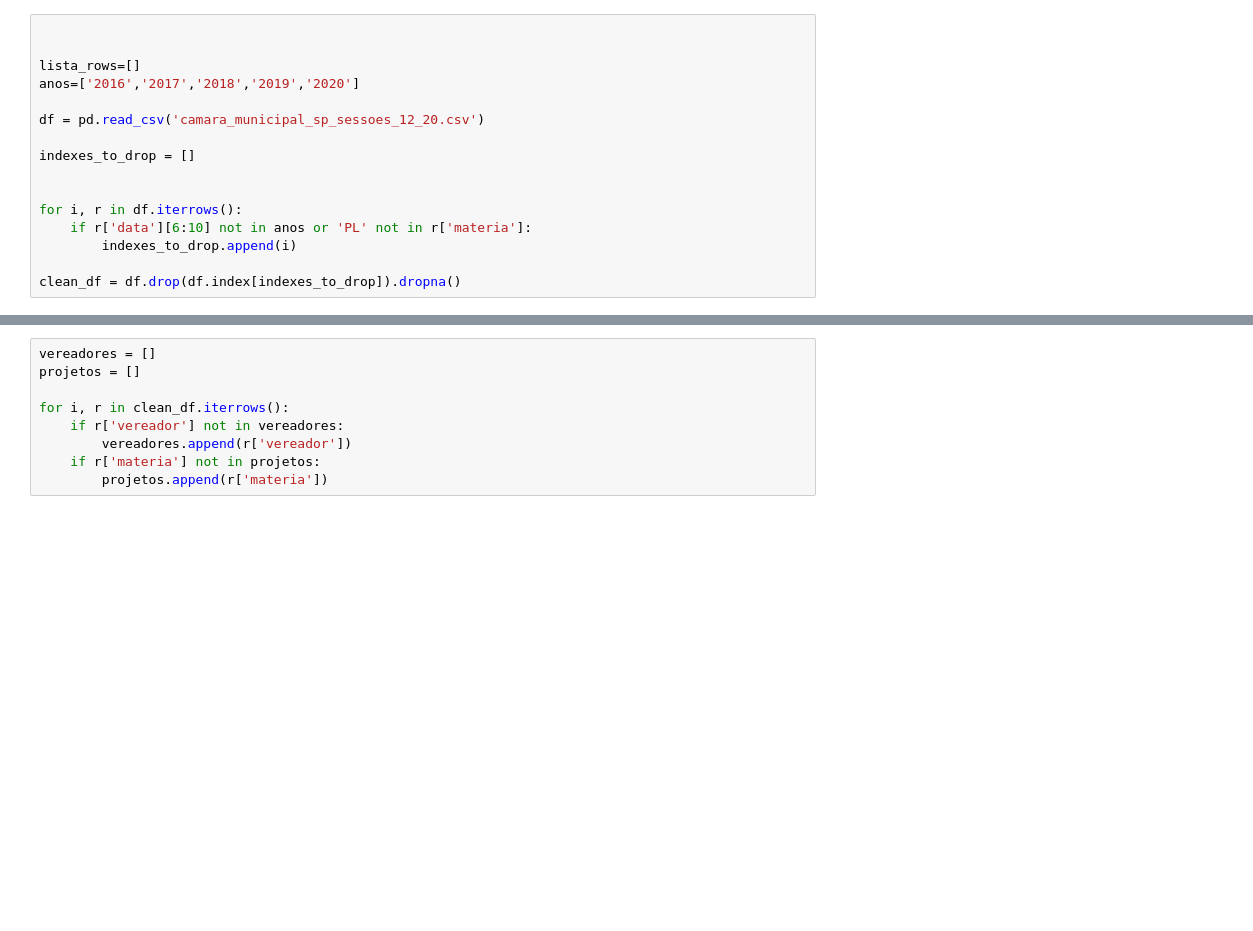
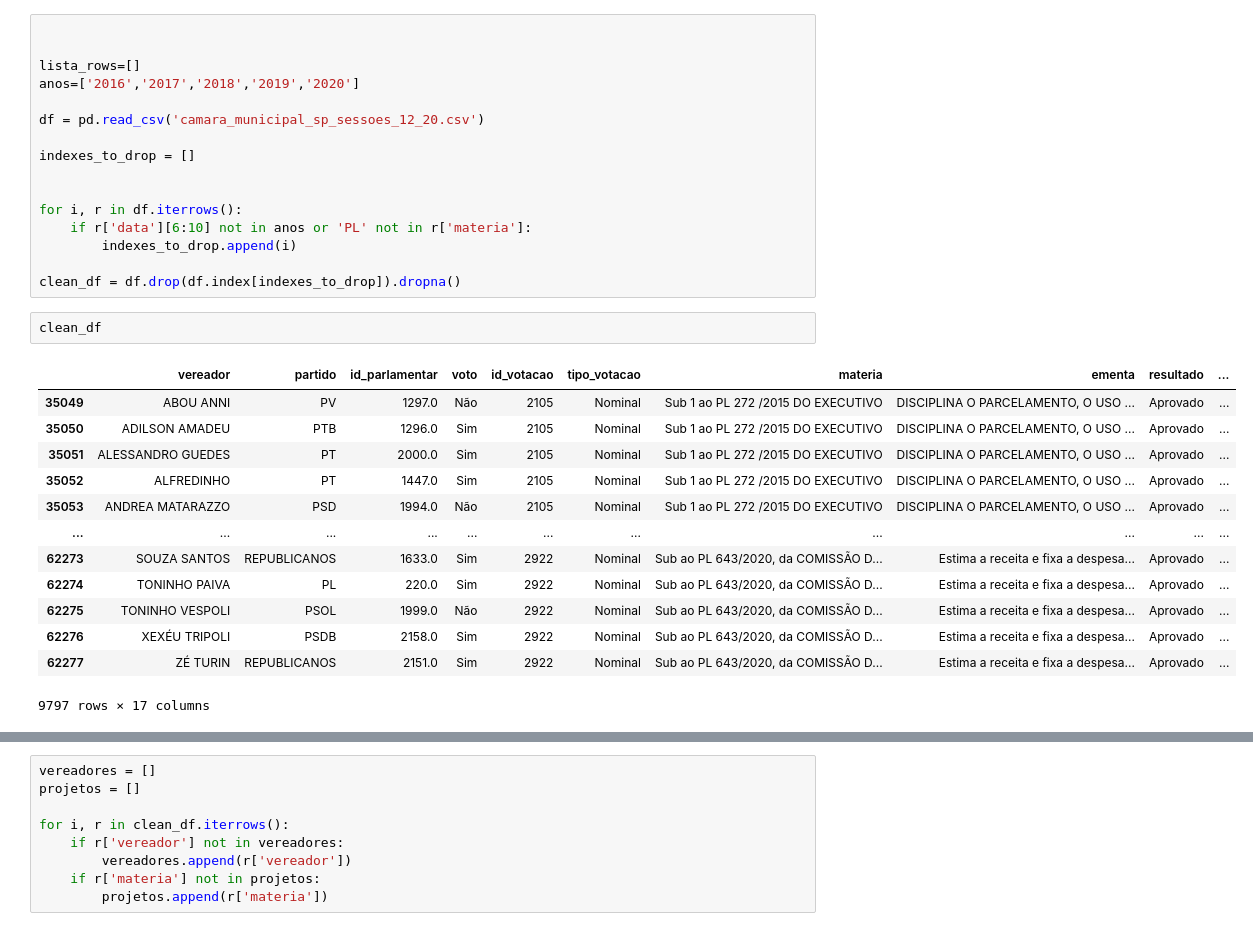
Before and after one commit to hashiprobr-classroom/parte-tecnica-do-projeto-grupod, a Jupyter notebook: notebooks/Projeto.ipynb, the cells around one changed output, grey strips where cells are left out. Drawn from its saved outputs; the diff is of its cells as text; blank space fills up the shorter version.

```diff
--- a/notebooks/Projeto.ipynb
+++ b/notebooks/Projeto.ipynb
@@ -27,3 +27,19 @@ for i, r in df.iterrows():
         indexes_to_drop.append(i)
 
 clean_df = df.drop(df.index[indexes_to_drop]).dropna()
+# %%
+clean_df
+# %% [output]
+|  | vereador | partido | id_parlamentar | voto | id_votacao | tipo_votacao | materia | ementa | resultado | ... |
+| 35049 | ABOU ANNI | PV | 1297.0 | Não | 2105 | Nominal | Sub 1 ao PL 272 /2015 DO EXECUTIVO | DISCIPLINA O PARCELAMENTO, O USO ... | Aprovado | ... |
+| 35050 | ADILSON AMADEU | PTB | 1296.0 | Sim | 2105 | Nominal | Sub 1 ao PL 272 /2015 DO EXECUTIVO | DISCIPLINA O PARCELAMENTO, O USO ... | Aprovado | ... |
+| 35051 | ALESSANDRO GUEDES | PT | 2000.0 | Sim | 2105 | Nominal | Sub 1 ao PL 272 /2015 DO EXECUTIVO | DISCIPLINA O PARCELAMENTO, O USO ... | Aprovado | ... |
+| 35052 | ALFREDINHO | PT | 1447.0 | Sim | 2105 | Nominal | Sub 1 ao PL 272 /2015 DO EXECUTIVO | DISCIPLINA O PARCELAMENTO, O USO ... | Aprovado | ... |
+| 35053 | ANDREA MATARAZZO | PSD | 1994.0 | Não | 2105 | Nominal | Sub 1 ao PL 272 /2015 DO EXECUTIVO | DISCIPLINA O PARCELAMENTO, O USO ... | Aprovado | ... |
+| ... | ... | ... | ... | ... | ... | ... | ... | ... | ... | ... |
+| 62273 | SOUZA SANTOS | REPUBLICANOS | 1633.0 | Sim | 2922 | Nominal | Sub ao PL 643/2020, da COMISSÃO D... | Estima a receita e fixa a despesa... | Aprovado | ... |
+| 62274 | TONINHO PAIVA | PL | 220.0 | Sim | 2922 | Nominal | Sub ao PL 643/2020, da COMISSÃO D... | Estima a receita e fixa a despesa... | Aprovado | ... |
+| 62275 | TONINHO VESPOLI | PSOL | 1999.0 | Não | 2922 | Nominal | Sub ao PL 643/2020, da COMISSÃO D... | Estima a receita e fixa a despesa... | Aprovado | ... |
+| 62276 | XEXÉU TRIPOLI | PSDB | 2158.0 | Sim | 2922 | Nominal | Sub ao PL 643/2020, da COMISSÃO D... | Estima a receita e fixa a despesa... | Aprovado | ... |
+| 62277 | ZÉ TURIN | REPUBLICANOS | 2151.0 | Sim | 2922 | Nominal | Sub ao PL 643/2020, da COMISSÃO D... | Estima a receita e fixa a despesa... | Aprovado | ... |
+9797 rows × 17 columns
```
Also changed, not shown: parts of 14 cells of this notebook, 1 other file.
